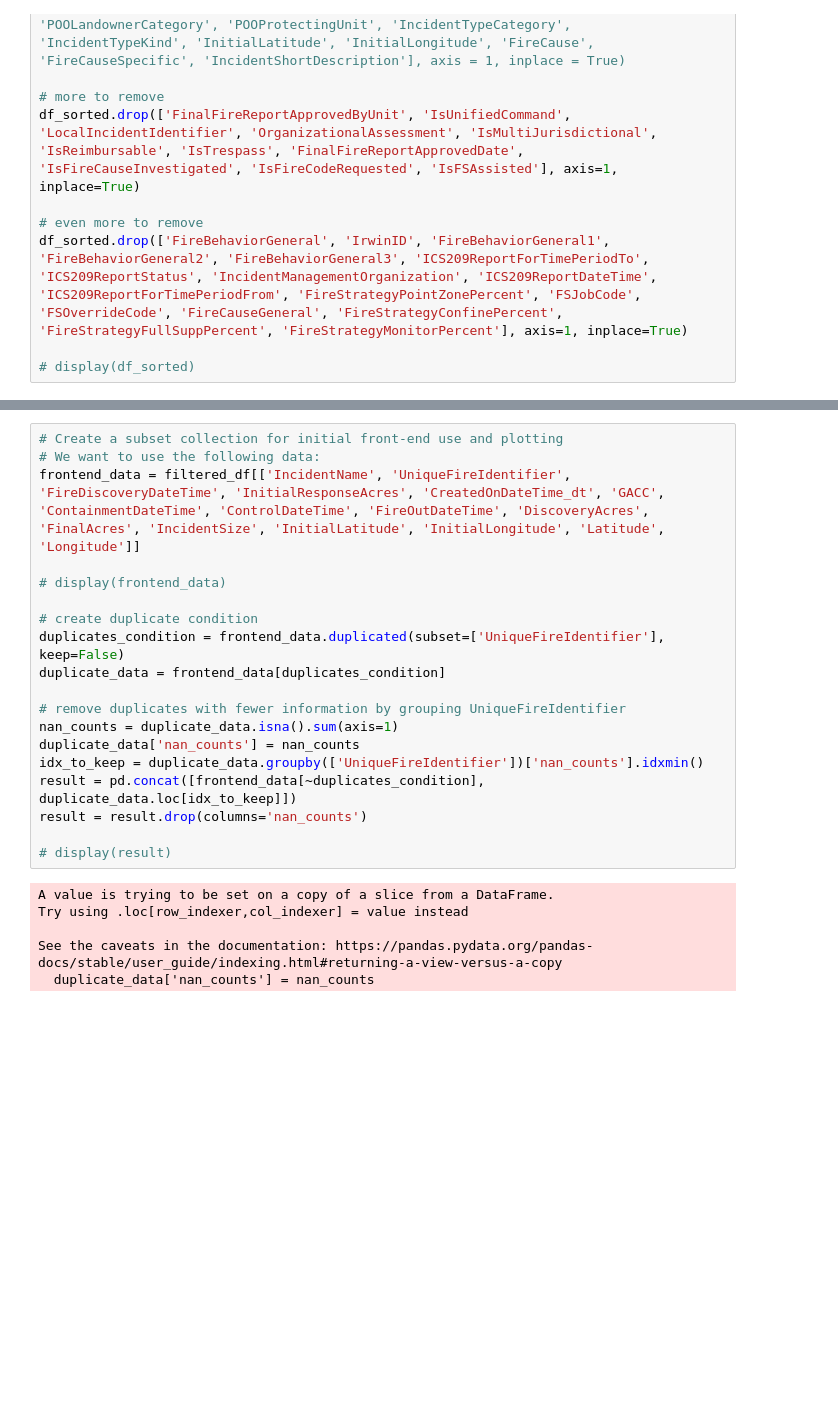
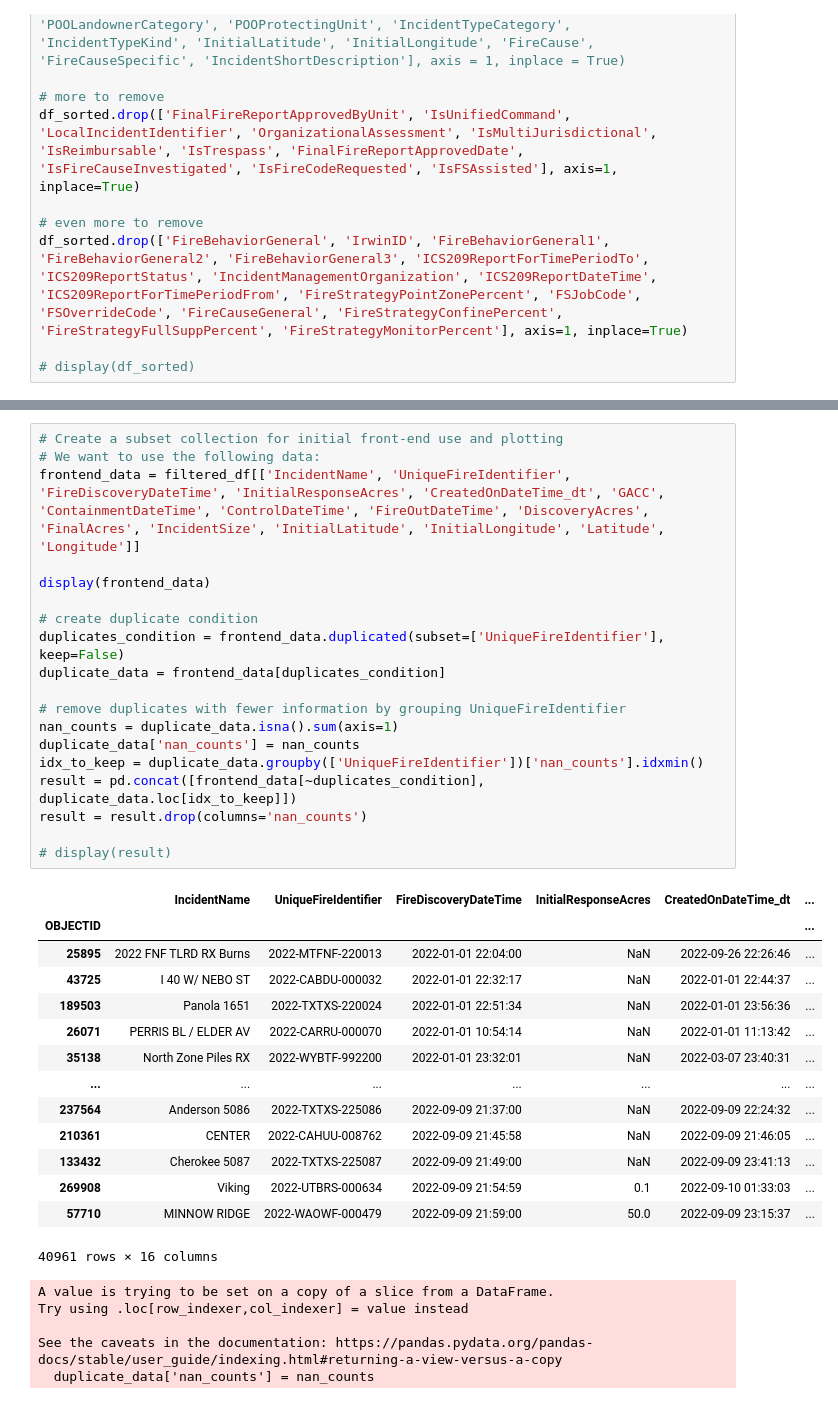
Before and after one commit to SD-2023-CS02/Wildfire-Resource-Simulator, a Jupyter notebook: notebooks/Fire_Incident_Location_data.ipynb, the cells around one changed output, grey strips where cells are left out. Cells and saved outputs as stored; diff of their text form; blank space fills up the shorter version.

```diff
--- a/notebooks/Fire_Incident_Location_data.ipynb
+++ b/notebooks/Fire_Incident_Location_data.ipynb
@@ -170,28 +191,42 @@ filtered_df = df_sorted.loc[(df_sorted['FireDiscoveryDateTime'] < '2022-01-01')]
 # %%
 # Create a subset collection for initial front-end use and plotting
 # We want to use the following data:
 frontend_data = filtered_df[['IncidentName', 'UniqueFireIdentifier', 'FireDiscoveryDateTime', 'InitialResponseAcres', 'CreatedOnDateTime_dt', 'GACC', 'ContainmentDateTime', 'ControlDateTime', 'FireOutDateTime', 'DiscoveryAcres', 'FinalAcres', 'IncidentSize', 'InitialLatitude', 'InitialLongitude', 'Latitude', 'Longitude']]
 
-# display(frontend_data)
+display(frontend_data)
 
 # create duplicate condition
 duplicates_condition = frontend_data.duplicated(subset=['UniqueFireIdentifier'], keep=False)
 duplicate_data = frontend_data[duplicates_condition]
 
 # remove duplicates with fewer information by grouping UniqueFireIdentifier
 nan_counts = duplicate_data.isna().sum(axis=1)
 duplicate_data['nan_counts'] = nan_counts
 idx_to_keep = duplicate_data.groupby(['UniqueFireIdentifier'])['nan_counts'].idxmin()
 result = pd.concat([frontend_data[~duplicates_condition], duplicate_data.loc[idx_to_keep]])
 result = result.drop(columns='nan_counts')
 
 # display(result)
 # %% [output]
+|  | IncidentName | UniqueFireIdentifier | FireDiscoveryDateTime | InitialResponseAcres | CreatedOnDateTime_dt | ... |
+| OBJECTID |  |  |  |  |  | ... |
+| 25895 | 2022 FNF TLRD RX Burns | 2022-MTFNF-220013 | 2022-01-01 22:04:00 | NaN | 2022-09-26 22:26:46 | ... |
+| 43725 | I 40 W/ NEBO ST | 2022-CABDU-000032 | 2022-01-01 22:32:17 | NaN | 2022-01-01 22:44:37 | ... |
+| 189503 | Panola 1651 | 2022-TXTXS-220024 | 2022-01-01 22:51:34 | NaN | 2022-01-01 23:56:36 | ... |
+| 26071 | PERRIS BL / ELDER AV | 2022-CARRU-000070 | 2022-01-01 10:54:14 | NaN | 2022-01-01 11:13:42 | ... |
+| 35138 | North Zone Piles RX | 2022-WYBTF-992200 | 2022-01-01 23:32:01 | NaN | 2022-03-07 23:40:31 | ... |
+| ... | ... | ... | ... | ... | ... | ... |
+| 237564 | Anderson 5086 | 2022-TXTXS-225086 | 2022-09-09 21:37:00 | NaN | 2022-09-09 22:24:32 | ... |
+| 210361 | CENTER | 2022-CAHUU-008762 | 2022-09-09 21:45:58 | NaN | 2022-09-09 21:46:05 | ... |
+| 133432 | Cherokee 5087 | 2022-TXTXS-225087 | 2022-09-09 21:49:00 | NaN | 2022-09-09 23:41:13 | ... |
+| 269908 | Viking | 2022-UTBRS-000634 | 2022-09-09 21:54:59 | 0.1 | 2022-09-10 01:33:03 | ... |
+| 57710 | MINNOW RIDGE | 2022-WAOWF-000479 | 2022-09-09 21:59:00 | 50.0 | 2022-09-09 23:15:37 | ... |
-A value is trying to be set on a copy of a slice from a DataFrame.
-Try using .loc[row_indexer,col_indexer] = value instead
-
-See the caveats in the documentation: https://pandas.pydata.org/pandas-docs/stable/user_guide/indexing.html#returning-a-view-versus-a-copy
-  duplicate_data['nan_counts'] = nan_counts
+40961 rows × 16 columns
+A value is trying to be set on a copy of a slice from a DataFrame.
+Try using .loc[row_indexer,col_indexer] = value instead
+
+See the caveats in the documentation: https://pandas.pydata.org/pandas-docs/stable/user_guide/indexing.html#returning-a-view-versus-a-copy
+  duplicate_data['nan_counts'] = nan_counts
 # %%
 # write results to file
 fire_without_nan = frontend_data.dropna()
```
Also changed, not shown: parts of 4 cells of this notebook, 4 other files.
